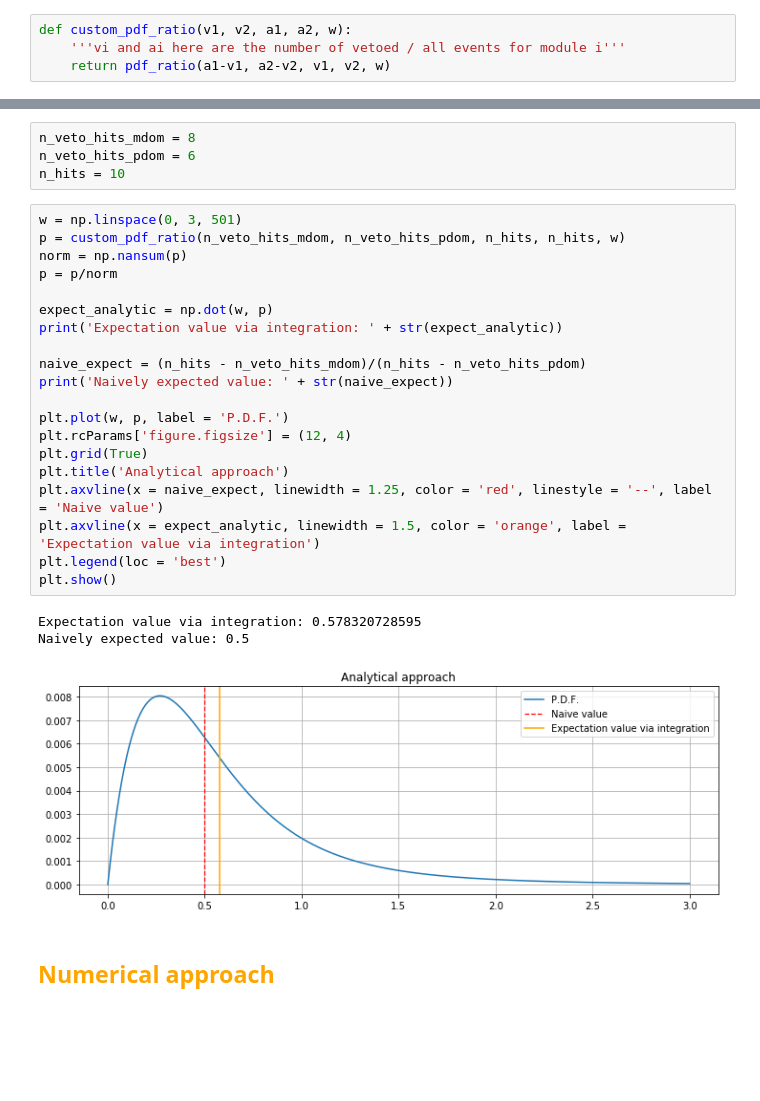
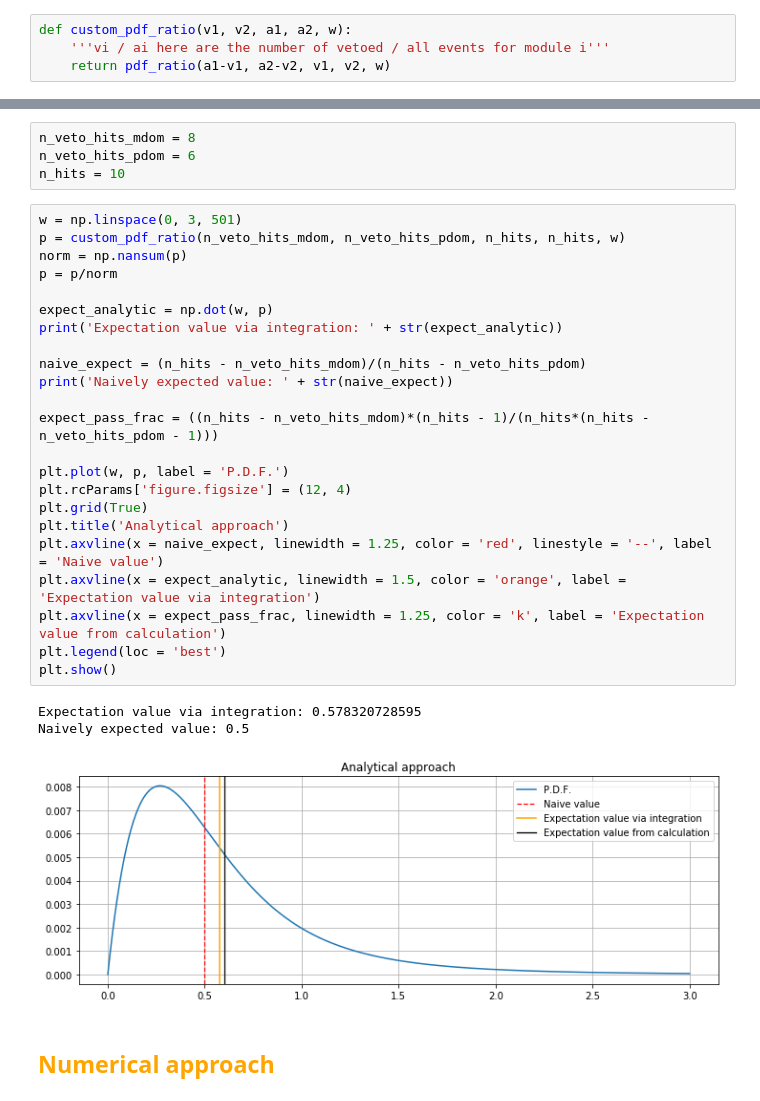
Before and after one commit to jsaffer/vetostudie, a Jupyter notebook: beta_ratio.ipynb, the cells around one changed output, grey strips where cells are left out. Drawn from its saved outputs; the diff is of its cells as text; blank space fills up the shorter version.

```diff
--- a/beta_ratio.ipynb
+++ b/beta_ratio.ipynb
@@ -104,5 +120,5 @@ def pdf_ratio(a1, a2, b1, b2, w):
 Change the argument, such that $\texttt{veto hits}$ and $\texttt{all hits}$ give the distribution of the passing fraction $\frac{1-\frac{v_1}{a_1}}{1-\frac{v_2}{a_2}}$. In practice $a_1 = a_2$.
 # %%
 def custom_pdf_ratio(v1, v2, a1, a2, w):
-    '''vi and ai here are the number of vetoed / all events for module i'''
+    '''vi / ai here are the number of vetoed / all events for module i'''
     return pdf_ratio(a1-v1, a2-v2, v1, v2, w)
@@ -115,27 +189,30 @@ n_hits = 10
 # %%
 w = np.linspace(0, 3, 501)
 p = custom_pdf_ratio(n_veto_hits_mdom, n_veto_hits_pdom, n_hits, n_hits, w)
 norm = np.nansum(p)
 p = p/norm
 
 expect_analytic = np.dot(w, p)
 print('Expectation value via integration: ' + str(expect_analytic))
 
 naive_expect = (n_hits - n_veto_hits_mdom)/(n_hits - n_veto_hits_pdom)
 print('Naively expected value: ' + str(naive_expect))
 
+expect_pass_frac = ((n_hits - n_veto_hits_mdom)*(n_hits - 1)/(n_hits*(n_hits - n_veto_hits_pdom - 1)))
+
 plt.plot(w, p, label = 'P.D.F.')
 plt.rcParams['figure.figsize'] = (12, 4)
 plt.grid(True)
 plt.title('Analytical approach')
 plt.axvline(x = naive_expect, linewidth = 1.25, color = 'red', linestyle = '--', label = 'Naive value')
 plt.axvline(x = expect_analytic, linewidth = 1.5, color = 'orange', label = 'Expectation value via integration')
+plt.axvline(x = expect_pass_frac, linewidth = 1.25, color = 'k', label = 'Expectation value from calculation')
 plt.legend(loc = 'best')
 plt.show()
 # %% [output]
 Expectation value via integration: 0.578320728595
 Naively expected value: 0.5
-[figure, old version]
+[figure, new version]
 # %% [markdown]
 ## <font color='orange'>Numerical approach</font>
 # %% [markdown]
```
Also changed, not shown: parts of 7 cells of this notebook.
